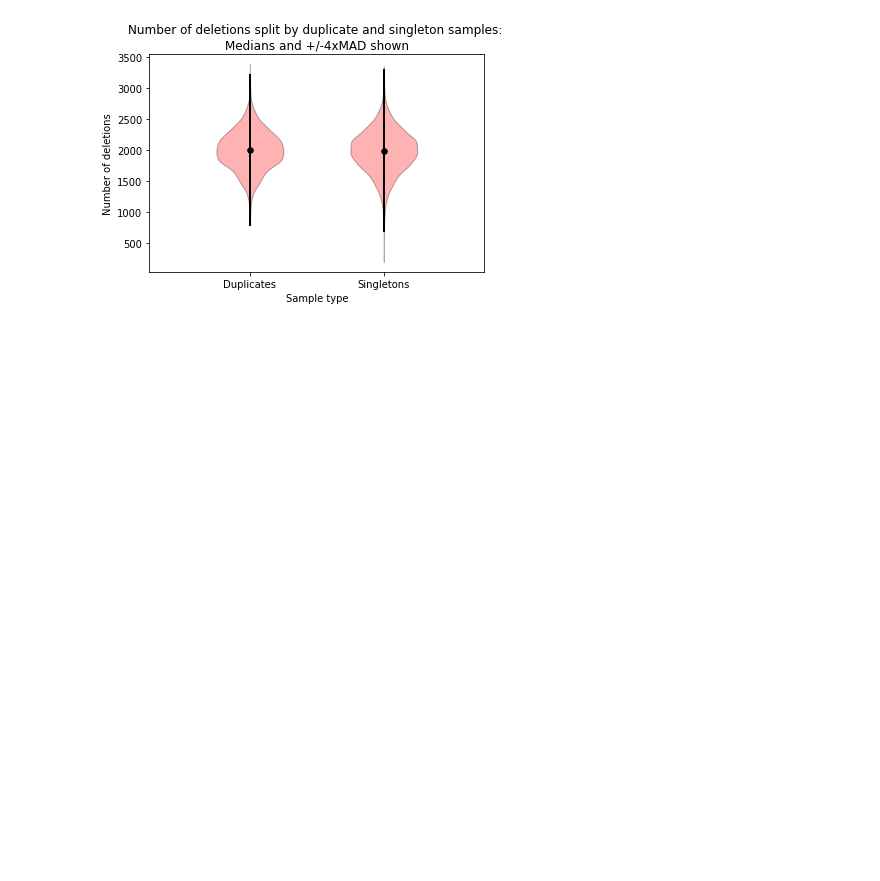
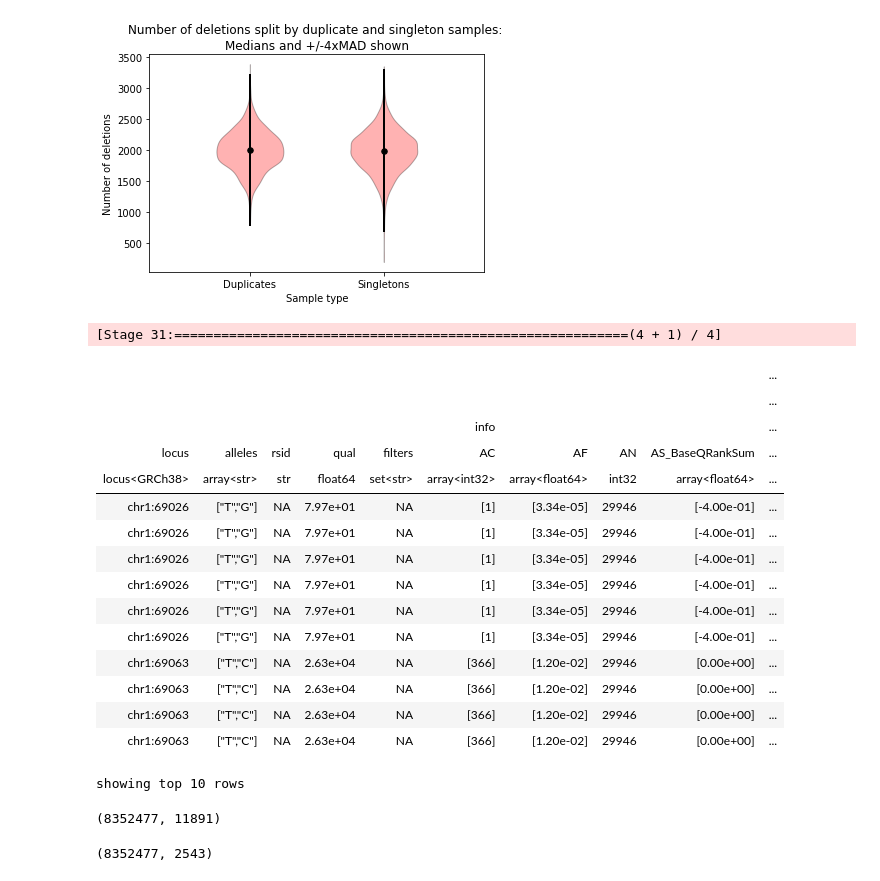
Before and after one commit to wtsi-hgi/wes-qc, a Jupyter notebook: jupyter_notebooks/sample_qc/duplicates_vs_singletons.ipynb, the cells around one changed output. Drawn from its saved outputs; the diff is of its cells as text; code cells hidden in the pictures; blank space fills up the shorter version.

Commit message:
private vars

```diff
--- a/jupyter_notebooks/sample_qc/duplicates_vs_singletons.ipynb
+++ b/jupyter_notebooks/sample_qc/duplicates_vs_singletons.ipynb
@@ -206,3 +205,43 @@ violin_plot('sample_qc.n_insertion', 'Number of insertions')
 violin_plot('sample_qc.n_deletion', 'Number of deletions')
 # %% [output]
 [figure]
+# %%
+#now look at private variants - need to load matrixtables rather than just sample QC hail table. Filter variants for quality (DP, VAF, GQ), filter to confident dups and confident singletons only
+mtfile = lustre_dir + "/matrixtables/non_stratified_sample_qc_dp20_gq20_vaf0_25.mt"
+mt = hl.read_matrix_table(mtfile)
+mt.entries().show()
+# %% [output]
+[Stage 31:==========================================================(4 + 1) / 4]
+|  |  |  |  |  |  |  |  |  | ... |
+|  |  |  |  |  |  |  |  |  | ... |
+|  |  |  |  |  | info |  |  |  | ... |
+| locus | alleles | rsid | qual | filters | AC | AF | AN | AS_BaseQRankSum | ... |
+| locus<GRCh38> | array<str> | str | float64 | set<str> | array<int32> | array<float64> | int32 | array<float64> | ... |
+| chr1:69026 | ["T","G"] | NA | 7.97e+01 | NA | [1] | [3.34e-05] | 29946 | [-4.00e-01] | ... |
+| chr1:69026 | ["T","G"] | NA | 7.97e+01 | NA | [1] | [3.34e-05] | 29946 | [-4.00e-01] | ... |
+| chr1:69026 | ["T","G"] | NA | 7.97e+01 | NA | [1] | [3.34e-05] | 29946 | [-4.00e-01] | ... |
+| chr1:69026 | ["T","G"] | NA | 7.97e+01 | NA | [1] | [3.34e-05] | 29946 | [-4.00e-01] | ... |
+| chr1:69026 | ["T","G"] | NA | 7.97e+01 | NA | [1] | [3.34e-05] | 29946 | [-4.00e-01] | ... |
+| chr1:69026 | ["T","G"] | NA | 7.97e+01 | NA | [1] | [3.34e-05] | 29946 | [-4.00e-01] | ... |
+| chr1:69063 | ["T","C"] | NA | 2.63e+04 | NA | [366] | [1.20e-02] | 29946 | [0.00e+00] | ... |
+| chr1:69063 | ["T","C"] | NA | 2.63e+04 | NA | [366] | [1.20e-02] | 29946 | [0.00e+00] | ... |
+| chr1:69063 | ["T","C"] | NA | 2.63e+04 | NA | [366] | [1.20e-02] | 29946 | [0.00e+00] | ... |
+| chr1:69063 | ["T","C"] | NA | 2.63e+04 | NA | [366] | [1.20e-02] | 29946 | [0.00e+00] | ... |
+showing top 10 rows
+# %%
+seq_expr = (hl.case()
+            .when(mt.s.startswith('EGAN'), 'Sanger')
+            .when(mt.s.startswith('Z'), 'Broad')
+            .default("")
+            )
+mt = mt.annotate_cols(sequencing_location=seq_expr).key_cols_by('s')
+mt = mt.filter_cols(mt.sequencing_location == 'Sanger')
+mt.count()
+# %% [output]
+(8352477, 11891)
+# %%
+#mt for samples which are part of duplicates
+duplicate_mt = mt.filter_cols(hl.is_defined(duplicate_samples[mt.s]))
+duplicate_mt.count()
+# %% [output]
+(8352477, 2543)
```
Also changed, not shown: parts of 24 cells of this notebook.
